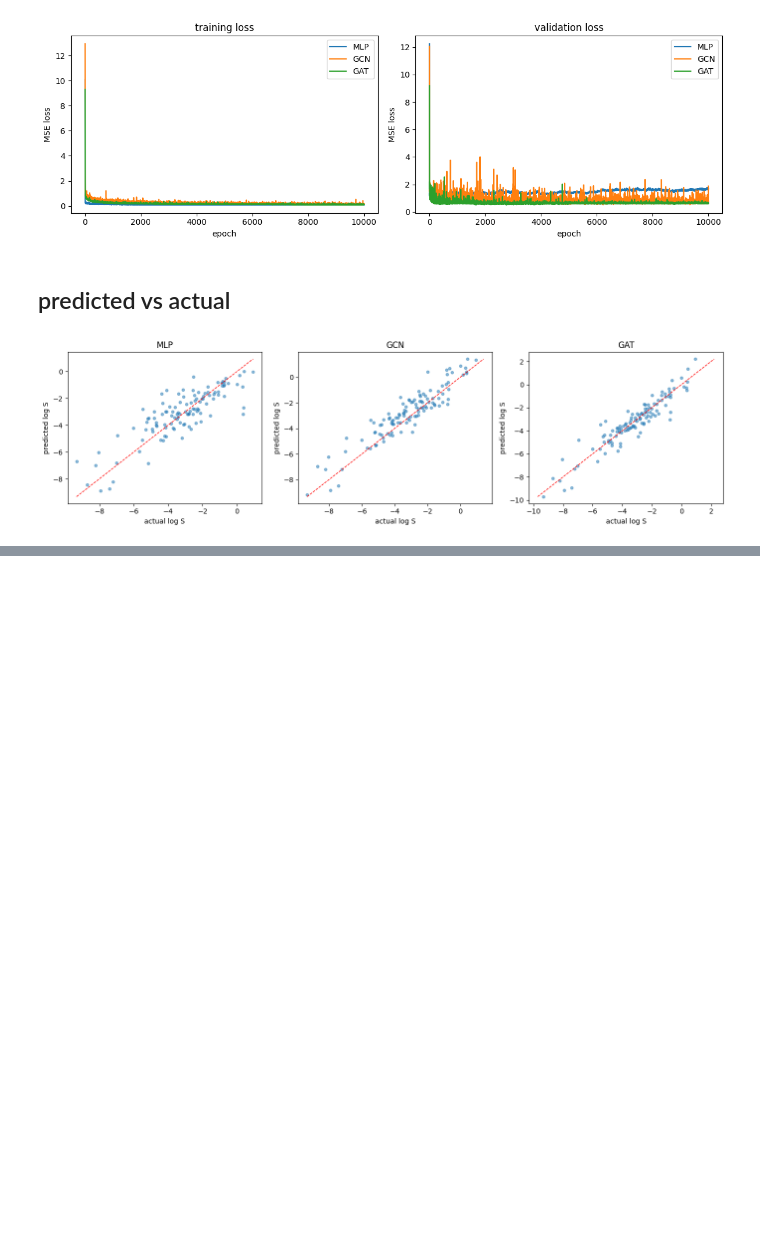
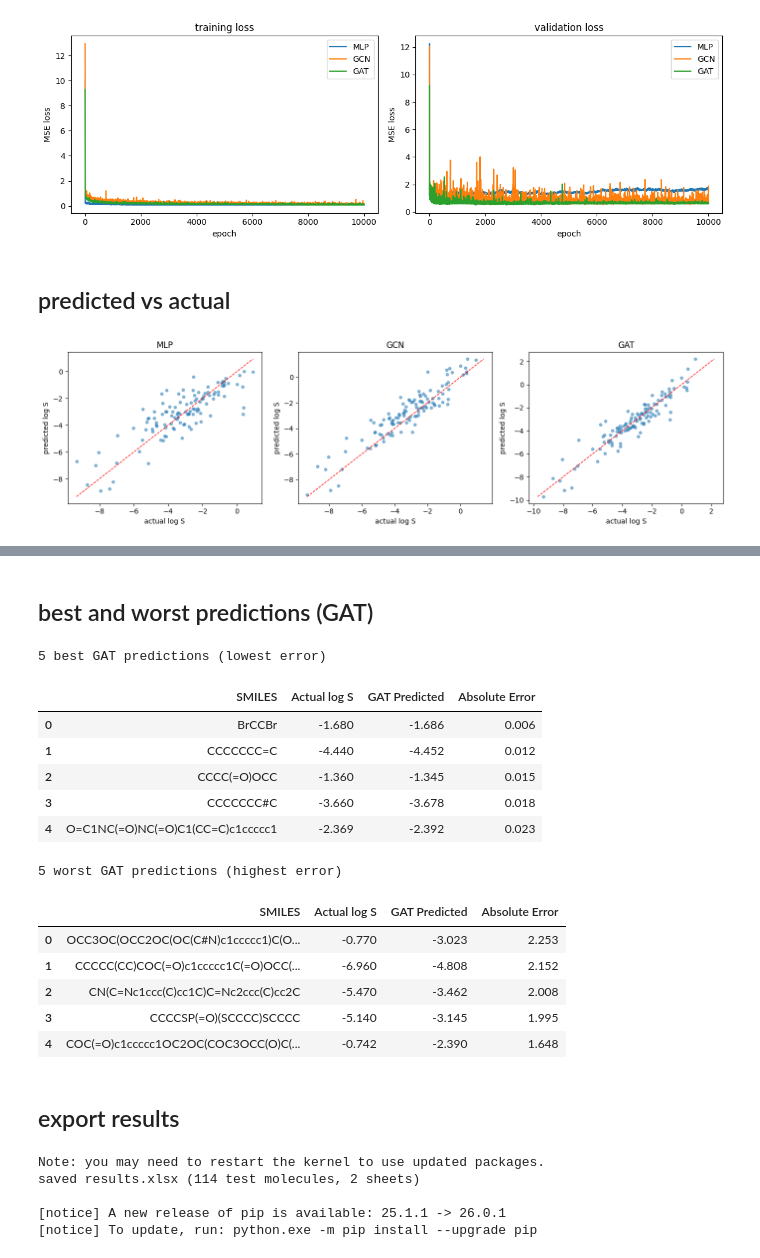
Before and after one commit to billxby/molecular-solubility, a Jupyter notebook: training.ipynb, the cells around one changed output, grey strips where cells are left out. Saved outputs shown, nothing was run; the diff lists cells and outputs as text; code cells hidden in the pictures; blank space fills up the shorter version.

```diff
--- a/training.ipynb
+++ b/training.ipynb
@@ -245,3 +427,83 @@ plt.show()
+# %% [markdown]
+## best and worst predictions (GAT)
+# %%
+import pandas as pd
+
+smiles_list = [data.smiles for data in test_set]
+gat_errors = (gat_preds - gat_targets).abs()
+
+sorted_idx = gat_errors.argsort()
+best_idx = sorted_idx[:5].tolist()
+worst_idx = sorted_idx[-5:].flip(0).tolist()
+
+def build_table(indices):
+    rows = []
+    for i in indices:
+        rows.append({
+            'SMILES': smiles_list[i],
+            'Actual log S': f'{gat_targets[i].item():.3f}',
+            'GAT Predicted': f'{gat_preds[i].item():.3f}',
+            'Absolute Error': f'{gat_errors[i].item():.3f}',
+        })
+    return pd.DataFrame(rows)
+
+print('5 best GAT predictions (lowest error)')
+display(build_table(best_idx))
+print()
+print('5 worst GAT predictions (highest error)')
+display(build_table(worst_idx))
+# %% [output]
+5 best GAT predictions (lowest error)
+|  | SMILES | Actual log S | GAT Predicted | Absolute Error |
+| 0 | BrCCBr | -1.680 | -1.686 | 0.006 |
+| 1 | CCCCCCC=C | -4.440 | -4.452 | 0.012 |
+| 2 | CCCC(=O)OCC | -1.360 | -1.345 | 0.015 |
+| 3 | CCCCCCC#C | -3.660 | -3.678 | 0.018 |
+| 4 | O=C1NC(=O)NC(=O)C1(CC=C)c1ccccc1 | -2.369 | -2.392 | 0.023 |
+5 worst GAT predictions (highest error)
+|  | SMILES | Actual log S | GAT Predicted | Absolute Error |
+| 0 | OCC3OC(OCC2OC(OC(C#N)c1ccccc1)C(O... | -0.770 | -3.023 | 2.253 |
+| 1 | CCCCC(CC)COC(=O)c1ccccc1C(=O)OCC(... | -6.960 | -4.808 | 2.152 |
+| 2 | CN(C=Nc1ccc(C)cc1C)C=Nc2ccc(C)cc2C | -5.470 | -3.462 | 2.008 |
+| 3 | CCCCSP(=O)(SCCCC)SCCCC | -5.140 | -3.145 | 1.995 |
+| 4 | COC(=O)c1ccccc1OC2OC(COC3OCC(O)C(... | -0.742 | -2.390 | 1.648 |
+# %% [markdown]
+## export results
+# %%
+%pip install openpyxl -q
+
+import pandas as pd
+
+cv_summary_df = pd.DataFrame({
+    'Model': ['MLP', 'GCN', 'GAT'],
+    'CV RMSE': [mlp_cv_rmse, gcn_cv_rmse, gat_cv_rmse],
+    'CV MAE': [mlp_cv_mae, gcn_cv_mae, gat_cv_mae],
+    'CV R\u00b2': [mlp_cv_r2, gcn_cv_r2, gat_cv_r2],
+    'Test RMSE': [mlp_test_rmse, gcn_test_rmse, gat_test_rmse],
+    'Test MAE': [mlp_test_mae, gcn_test_mae, gat_test_mae],
+    'Test R\u00b2': [mlp_test_r2, gcn_test_r2, gat_test_r2],
+})
+
+smiles_list = [data.smiles for data in test_set]
+predictions_df = pd.DataFrame({
+    'SMILES': smiles_list,
+    'Actual log S': gat_targets.detach().numpy(),
+    'MLP Predicted': mlp_preds.squeeze().detach().numpy(),
+    'GCN Predicted': gcn_preds.detach().numpy(),
+    'GAT Predicted': gat_preds.detach().numpy(),
+})
+
+with pd.ExcelWriter('results.xlsx', engine='openpyxl') as writer:
+    cv_summary_df.to_excel(writer, sheet_name='Summary Metrics', index=False)
+    predictions_df.to_excel(writer, sheet_name='Test Predictions', index=False)
+
+print(f'saved results.xlsx ({len(predictions_df)} test molecules, 2 sheets)')
+# %% [output]
+Note: you may need to restart the kernel to use updated packages.
+saved results.xlsx (114 test molecules, 2 sheets)
+
+[notice] A new release of pip is available: 25.1.1 -> 26.0.1
+[notice] To update, run: python.exe -m pip install --upgrade pip
 # %% [markdown]
 ## conclusion
 
```
Also changed, not shown: parts of 21 cells of this notebook, 6 other files.
